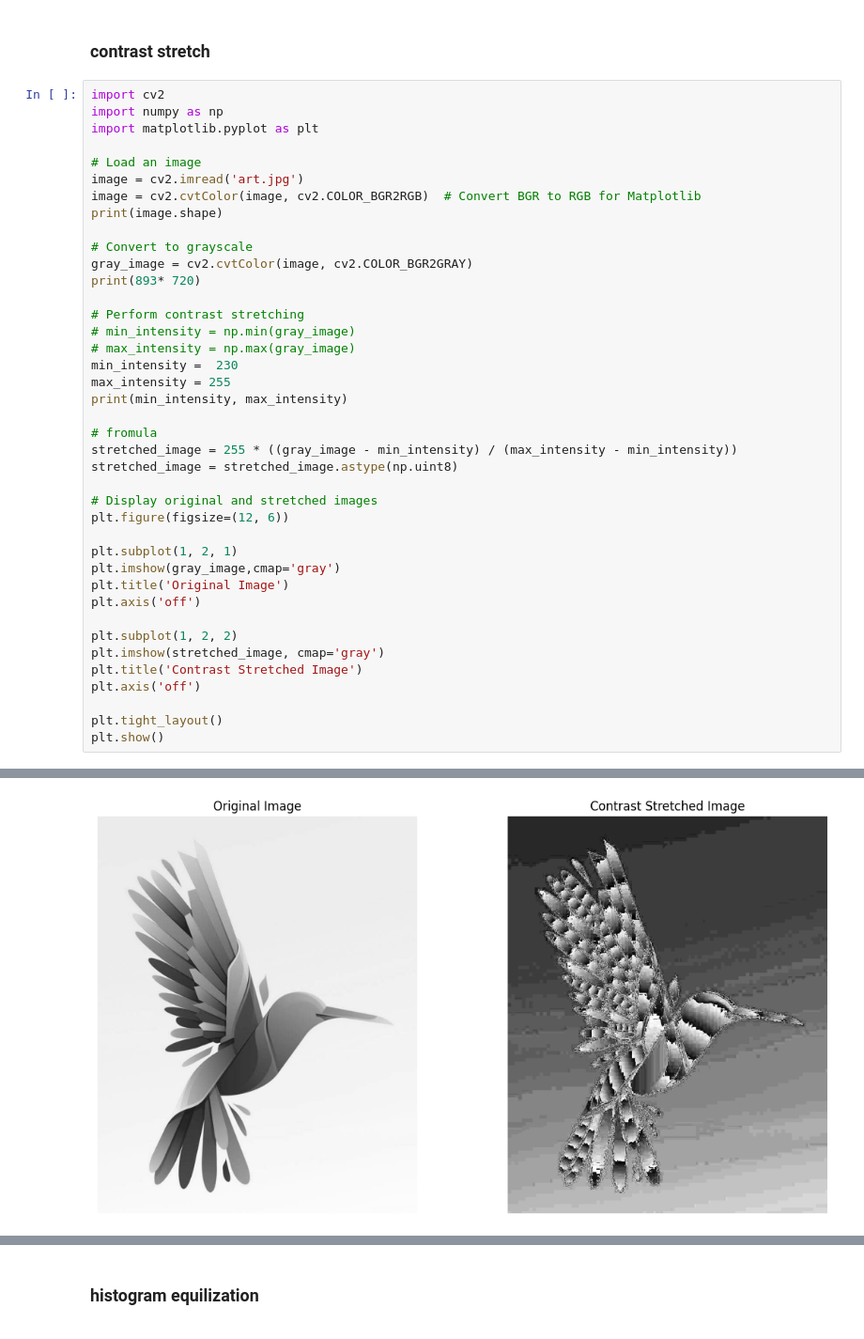
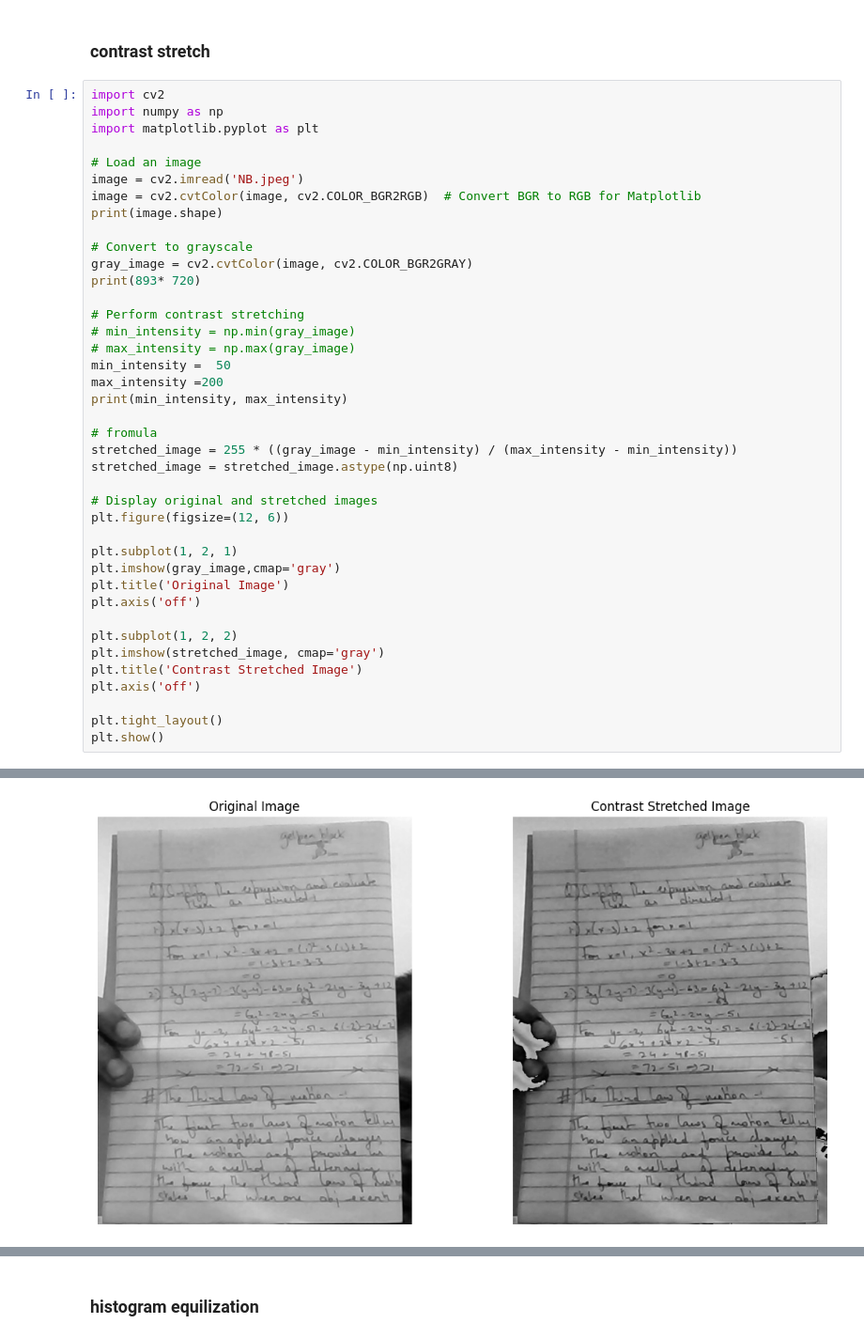
Before and after one commit to MDSALMANSHAMS/Learning, a Jupyter notebook: Python_imageProcessing/2_point_operations/main.ipynb, the cells around one changed output, grey strips where cells are left out. Shown at 94% size. Saved outputs shown, nothing was run; the diff lists cells and outputs as text.

```diff
--- a/Python_imageProcessing/2_point_operations/main.ipynb
+++ b/Python_imageProcessing/2_point_operations/main.ipynb
@@ -230,7 +234,7 @@ import numpy as np
 import matplotlib.pyplot as plt
 
 # Load an image
-image = cv2.imread('art.jpg')
+image = cv2.imread('NB.jpeg')
 image = cv2.cvtColor(image, cv2.COLOR_BGR2RGB)  # Convert BGR to RGB for Matplotlib
 print(image.shape)
 
@@ -241,8 +245,8 @@ print(893* 720)
 # Perform contrast stretching
 # min_intensity = np.min(gray_image)
 # max_intensity = np.max(gray_image)
-min_intensity =  230
-max_intensity = 255
+min_intensity =  50
+max_intensity =200
 print(min_intensity, max_intensity)
 
 # fromula
@@ -271,4 +275,4 @@ plt.show()
-[figure, old version]
+[figure, new version]
 # %%
 # Calculate histogram
 histogram = cv2.calcHist([stretched_image], [0], None, [256], [0, 256])
```
Also changed, not shown: parts of 11 cells of this notebook, 1 other file.
